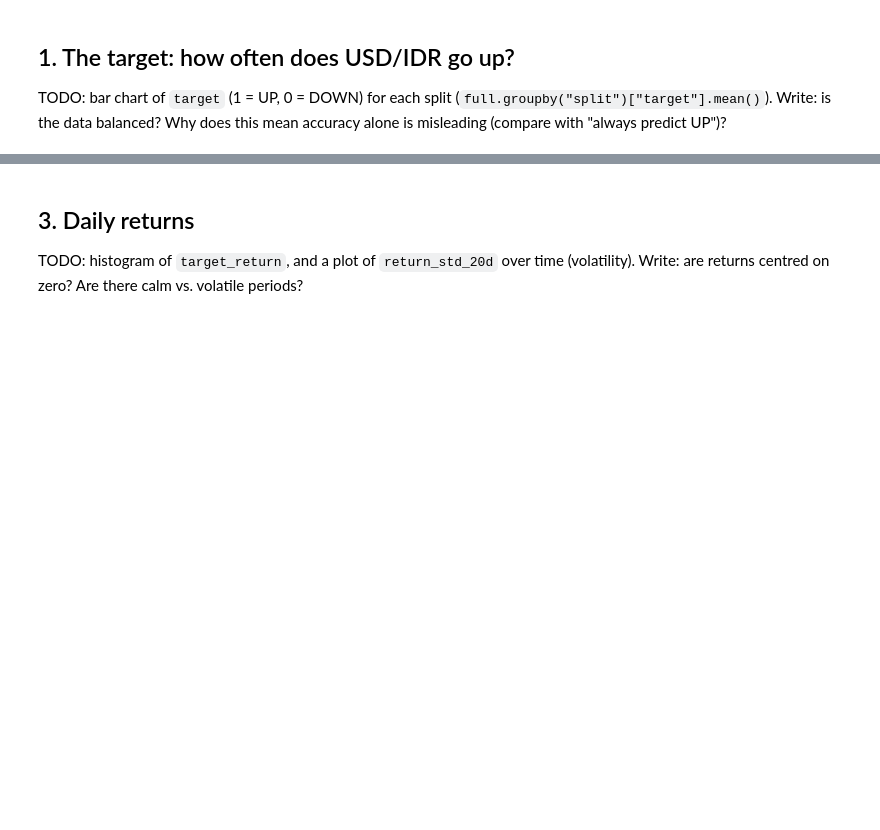
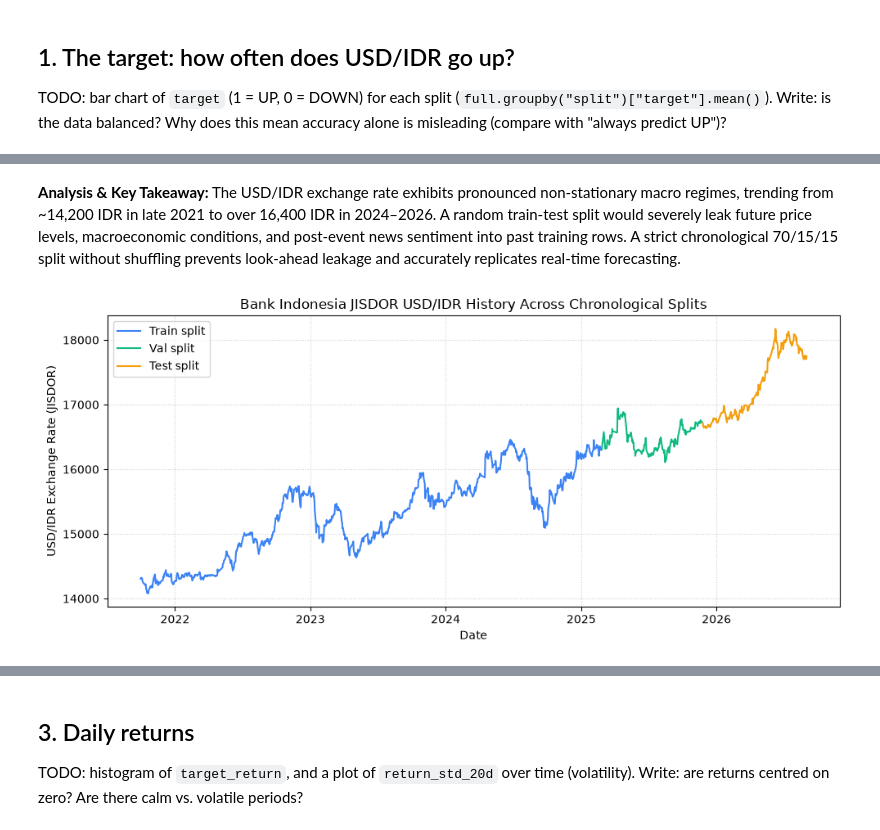
Before and after one commit to SyuraMoons/nlp_task_2, a Jupyter notebook: notebook/01_eda.ipynb, the cells around one changed output, grey strips where cells are left out. Drawn from its saved outputs; the diff is of its cells as text; code cells hidden in the pictures; blank space fills up the shorter version.

```diff
--- a/notebook/01_eda.ipynb
+++ b/notebook/01_eda.ipynb
@@ -33,0 +77,20 @@ Write: why must we split by time instead of randomly (data leakage)?
+# %% [markdown]
+**Analysis & Key Takeaway:**
+The USD/IDR exchange rate exhibits pronounced non-stationary macro regimes, trending from ~14,200 IDR in late 2021 to over 16,400 IDR in 2024–2026. A random train-test split would severely leak future price levels, macroeconomic conditions, and post-event news sentiment into past training rows. A strict chronological 70/15/15 split without shuffling prevents look-ahead leakage and accurately replicates real-time forecasting.
+# %%
+fig, ax = plt.subplots(figsize=(10, 4.5))
+split_colors = {"train": "#3b82f6", "val": "#10b981", "test": "#f59e0b"}
+
+for split_name in ["train", "val", "test"]:
+    subset = full[full["split"] == split_name].sort_values("date")
+    ax.plot(subset["date"], subset["prev_rate"], label=f"{split_name.capitalize()} split", color=split_colors[split_name], linewidth=1.5)
+
+ax.set_ylabel("USD/IDR Exchange Rate (JISDOR)")
+ax.set_xlabel("Date")
+ax.set_title("Bank Indonesia JISDOR USD/IDR History Across Chronological Splits")
+ax.grid(True, linestyle=":", alpha=0.6)
+ax.legend()
+plt.tight_layout()
+plt.show()
+# %% [output]
+[figure, added]
```
Also changed, not shown: parts of 25 cells of this notebook, 1 other file.
